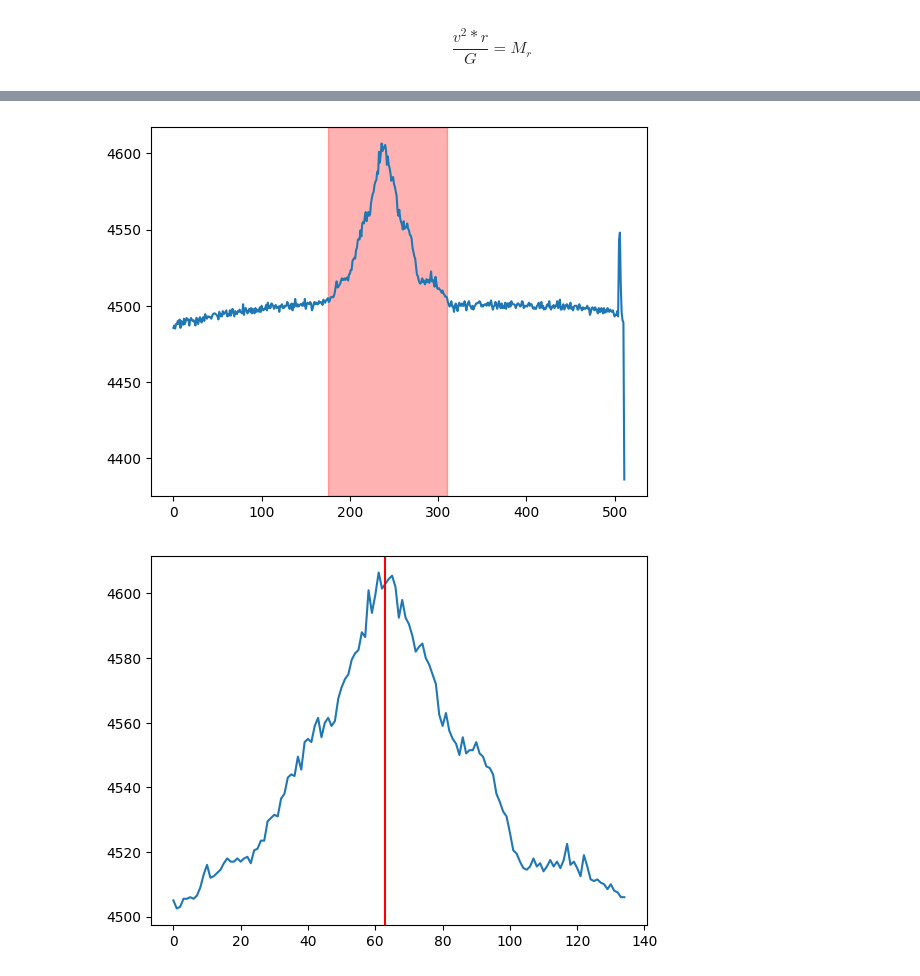
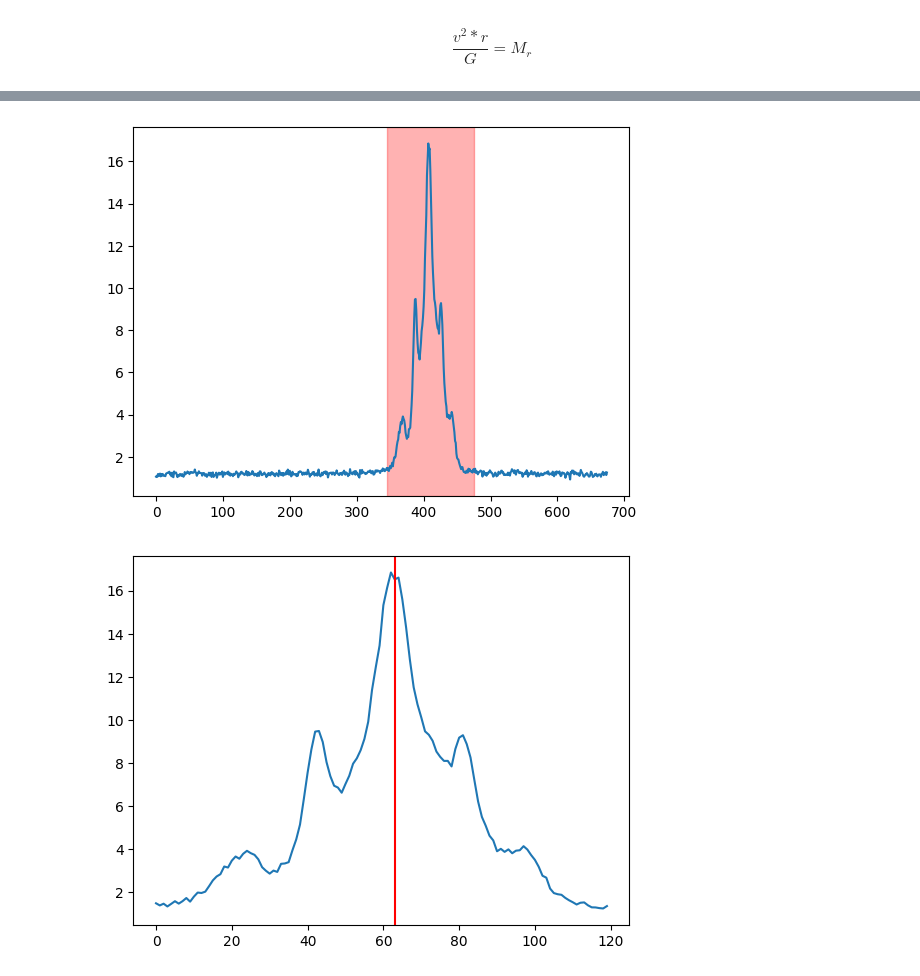
Before and after one commit to IStoleTheCookieJar/PipRedObs, a Jupyter notebook: TestingGround.ipynb, the cells around one changed output, grey strips where cells are left out. Drawn from its saved outputs; the diff is of its cells as text; code cells hidden in the pictures.

```diff
--- a/TestingGround.ipynb
+++ b/TestingGround.ipynb
@@ -958,6 +973,6 @@ plt.title('Mass enclosed from velocity profile');
 # %%
-light_galaxy = fits.open("/Users/Kalvyn/Desktop/Obs2/APO_Data/dcam/d0060.fits")
+light_galaxy = fits.open("/Users/Kalvyn/Desktop/Obs2/APO_Data/galspec_N2.0023b.C.B.D.R.fits")
 l_gal = light_galaxy[0].data
 plt.imshow(l_gal,vmin=np.percentile(l_gal,1),vmax=np.percentile(l_gal,99))
-plt.axhspan(235,265,color="red",alpha=0.3)
+plt.axhspan(350,450,color="blue",alpha=0.3)
 # %% [output]
@@ -967,16 +981,19 @@ WARNING: VerifyWarning: Found a SIMPLE card but its format doesn't respect the F
 # %%
-plt.plot(np.median(l_gal[235:265,:],axis=0))
-selection = np.median(l_gal[235:265,:],axis=0)
-plt.axvspan(175,310,color="red",alpha=.3)
+plt.plot(np.median(l_gal,axis=1))
+selection = np.median(l_gal,axis=1)
+plt.axvspan(345,475,color="red",alpha=.3)
 plt.show()
-plt.plot(selection[175:310]);
-selection = selection[175:310]
+plt.plot(selection[345:465]);
+selection -= np.median(selection)
+selection = selection[345:465]
 selection = convolve(selection, Box1DKernel(5),boundary='extend')
+selection = convolve(selection, Box1DKernel(10),boundary='extend')
+selection = convolve(selection, Box1DKernel(15),boundary='extend')
 arange = np.arange(len(selection))
 arange -= np.argmax(selection)
 plt.axvline(np.argmax(selection),color="red")
 plt.show()
 plt.plot(arange,selection);
 # %% [output]
-[figure, old version]
+[figure, new version]
-[figure, old version]
+[figure, new version]
```
Also changed, not shown: parts of 14 cells of this notebook.
